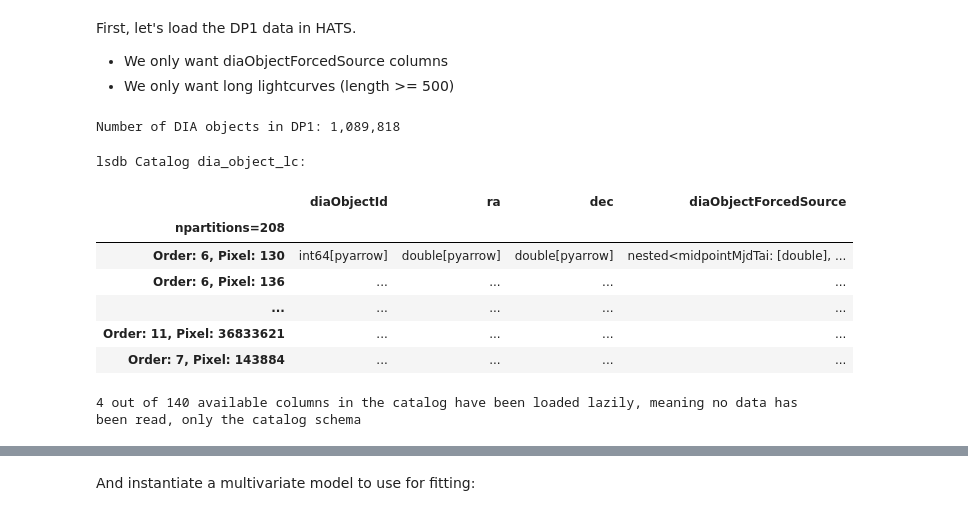
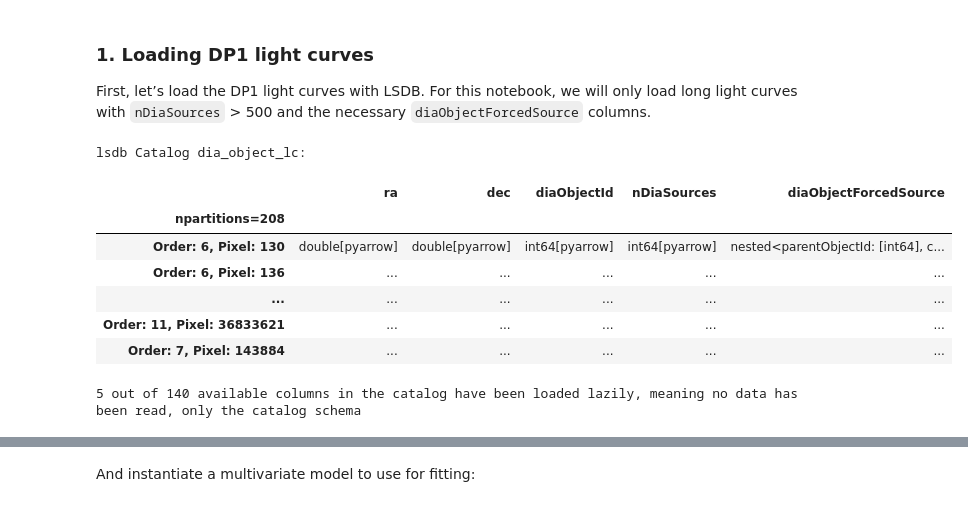
Before and after one commit to LSST-AGN-Variability/EzTaoX, a Jupyter notebook: docs/pre_executed/05_DP1_LSDB.ipynb, the cells around one changed output, grey strips where cells are left out. Drawn from its saved outputs; the diff is of its cells as text; code cells hidden in the pictures.

```diff
--- a/docs/pre_executed/05_DP1_LSDB.ipynb
+++ b/docs/pre_executed/05_DP1_LSDB.ipynb
@@ -55,25 +51,23 @@ fsspec        : 2025.7.0
 # %% [markdown]
-First, let's load the DP1 data in HATS.
+### 1. Loading DP1 light curves
 
-- We only want diaObjectForcedSource columns
-- We only want long lightcurves (length >= 500)
+First, let’s load the DP1 light curves with LSDB. For this notebook, we will only load long light curves with `nDiaSources` > 500 and the necessary `diaObjectForcedSource` columns.
 # %%
 base_path = UPath("/rubin/lsdb_data")
-cols = ["diaObjectId"] + [f"diaObjectForcedSource.{col}" for col in ["midpointMjdTai","band","psfMag","psfMagErr"]]
-dia_object_cat = lsdb.open_catalog(base_path / "dia_object_collection", columns=cols, filters=[["nDiaSources", ">", 500]])
-print("Number of DIA objects in DP1:", f"{len(dia_object_cat):,}")
+dia_object_cat = lsdb.open_catalog(base_path / "dia_object_collection", \
+                                   columns = ['ra', 'dec', 'diaObjectId', 'nDiaSources', 'diaObjectForcedSource'],\
+                                  filters=[["nDiaSources", ">", 500]])
 dia_object_cat
 # %% [output]
-Number of DIA objects in DP1: 1,089,818
+lsdb Catalog dia_object_lc:
+|  | ra | dec | diaObjectId | nDiaSources | diaObjectForcedSource |
+| npartitions=208 |  |  |  |  |  |
+| Order: 6, Pixel: 130 | double[pyarrow] | double[pyarrow] | int64[pyarrow] | int64[pyarrow] | nested<parentObjectId: [int64], c... |
+| Order: 6, Pixel: 136 | ... | ... | ... | ... | ... |
+| ... | ... | ... | ... | ... | ... |
+| Order: 11, Pixel: 36833621 | ... | ... | ... | ... | ... |
+| Order: 7, Pixel: 143884 | ... | ... | ... | ... | ... |
-lsdb Catalog dia_object_lc:
+5 out of 140 available columns in the catalog have been loaded lazily, meaning no data has been read, only the catalog schema
-|  | diaObjectId | ra | dec | diaObjectForcedSource |
-| npartitions=208 |  |  |  |  |
-| Order: 6, Pixel: 130 | int64[pyarrow] | double[pyarrow] | double[pyarrow] | nested<midpointMjdTai: [double], ... |
-| Order: 6, Pixel: 136 | ... | ... | ... | ... |
-| ... | ... | ... | ... | ... |
-| Order: 11, Pixel: 36833621 | ... | ... | ... | ... |
-| Order: 7, Pixel: 143884 | ... | ... | ... | ... |
-4 out of 140 available columns in the catalog have been loaded lazily, meaning no data has been read, only the catalog schema
 # %%
 dia_object_cat.head()
 # %% [output]
```
Also changed, not shown: parts of 16 cells of this notebook.
